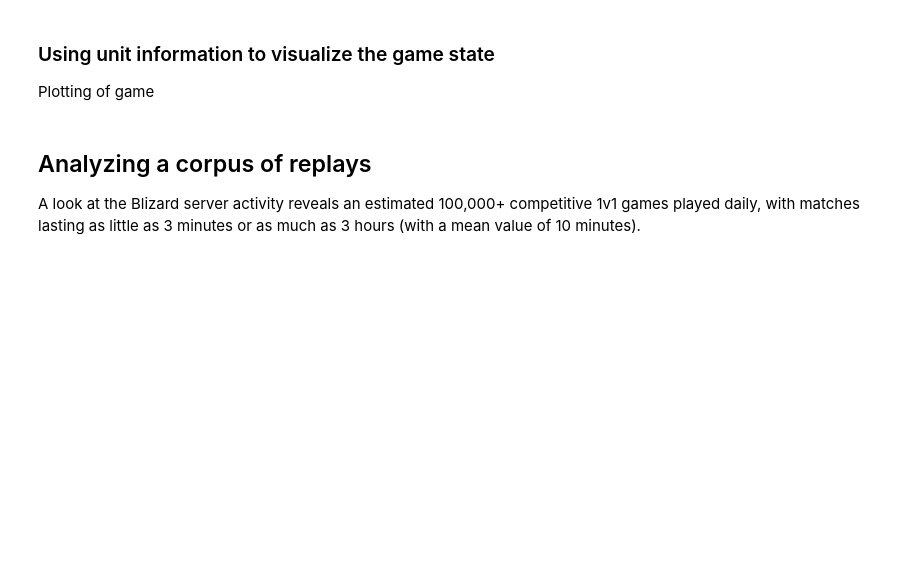
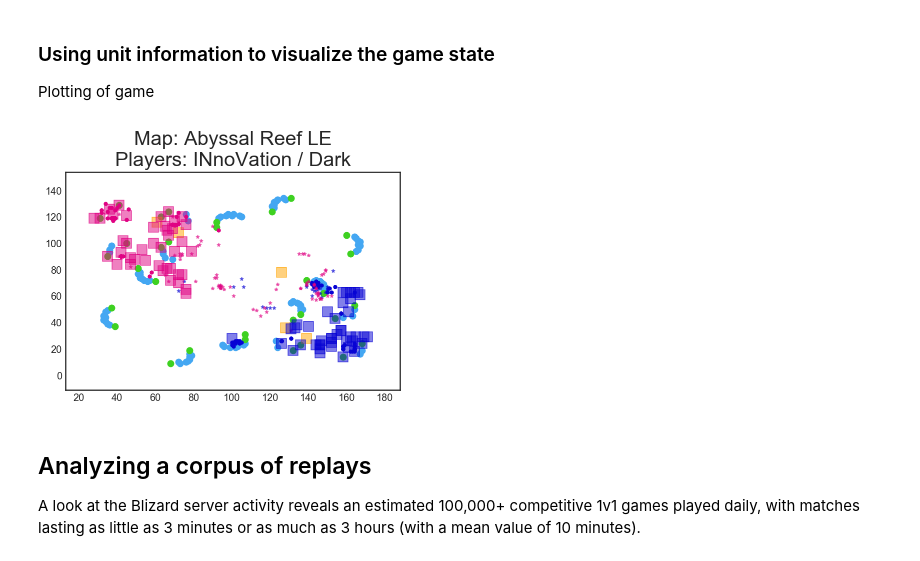
Before and after one commit to Rony-A/sc2-replay-analysis, a Jupyter notebook: mycchaka/capstone/Appendix 3. Introduction to Starcraft II and the Replay file format.ipynb, the cells around one changed output. Drawn from its saved outputs; the diff is of its cells as text; code cells hidden in the pictures; blank space fills up the shorter version.

```diff
--- a/mycchaka/capstone/Appendix 3. Introduction to Starcraft II and the Replay file format.ipynb
+++ b/mycchaka/capstone/Appendix 3. Introduction to Starcraft II and the Replay file format.ipynb
@@ -522,3 +622,7 @@ Plotting of game
+# %%
+plwrap(time = 600)
+# %% [output]
+[figure, added]
 # %% [markdown]
 ## Analyzing a corpus of replays
 
```
Also changed, not shown: parts of 3 cells of this notebook, 8 other files.
